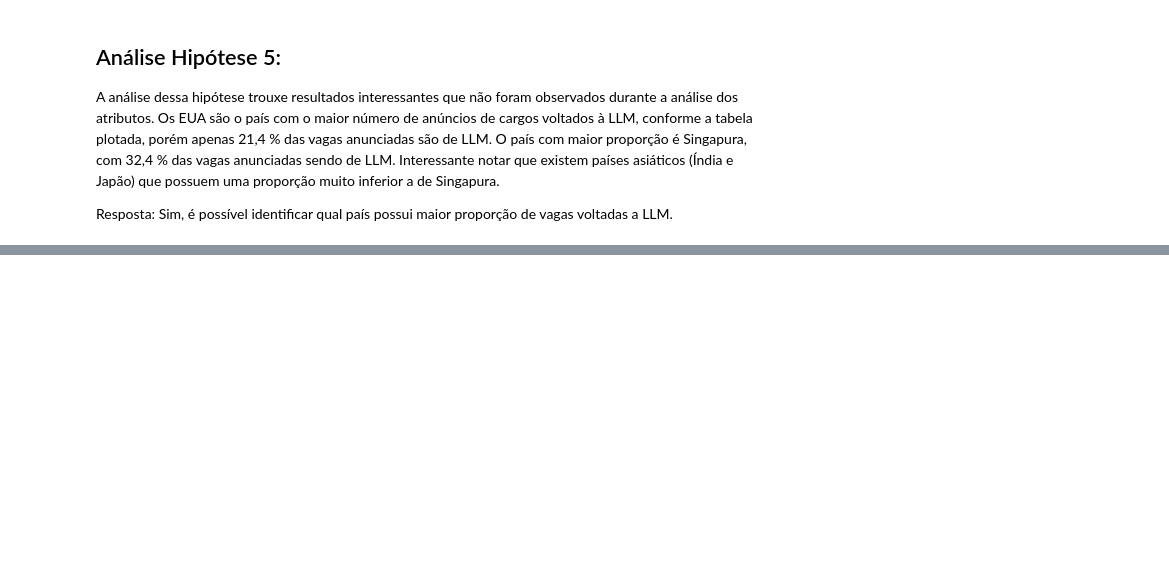
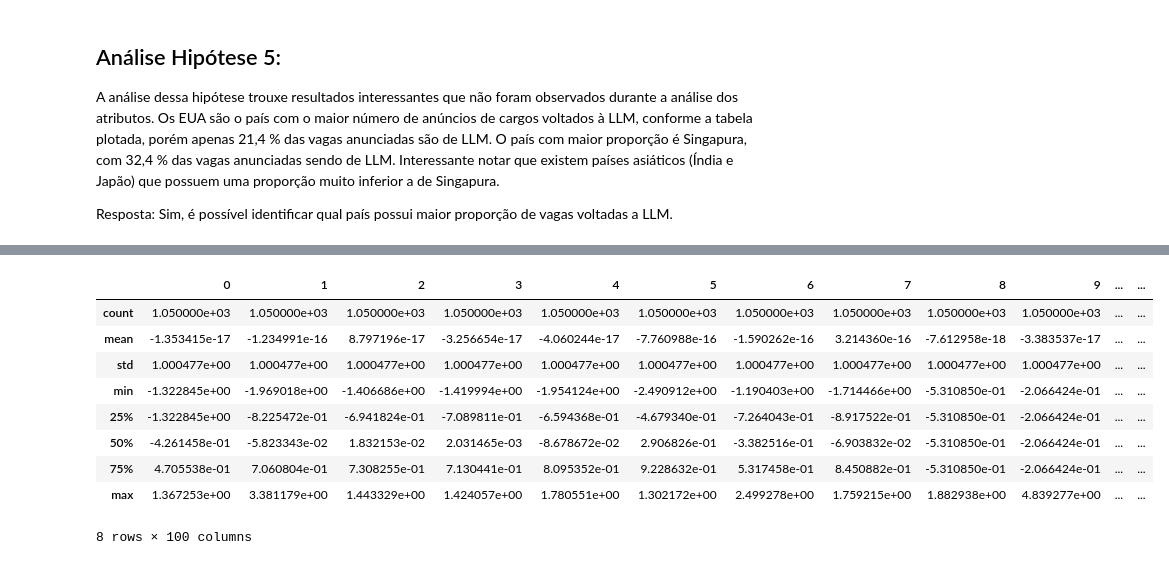
Before and after one commit to LucasDSF7/Data-Analysis-Puc-Rio, a Jupyter notebook: mvp/ia_jobs_market.ipynb, the cells around one changed output, grey strips where cells are left out. Drawn from its saved outputs; the diff is of its cells as text; code cells hidden in the pictures; blank space fills up the shorter version.

```diff
--- a/mvp/ia_jobs_market.ipynb
+++ b/mvp/ia_jobs_market.ipynb
@@ -732,0 +788,3 @@ Resposta: Sim, é possível identificar qual país possui maior proporção de v
+# %%
+# Dividir os dados em conjuntos de treino e teste
+X_train, X_test, y_train, y_test = train_test_split(X, y, test_size=0.3, random_state=42)
@@ -732,0 +801,4 @@ Resposta: Sim, é possível identificar qual país possui maior proporção de v
+# %%
+# Resetando o index para poder utilizar pd.concat() na fase de onehot encoding.
+X_train.reset_index(drop=True, inplace=True)
+X_test.reset_index(drop=True, inplace=True)
@@ -732,0 +842,10 @@ Resposta: Sim, é possível identificar qual país possui maior proporção de v
+# %%
+categories = [
+    ['Entry (0-2 yrs)', 'Mid (3-5 yrs)', 'Senior (6-9 yrs)', 'Lead (10+ yrs)'],
+    ['Bootcamp/Self-taught', "Associate's", "Bachelor's", "Master's", 'PhD'],
+    ['Startup (1-50)', 'SME (51-500)', 'Mid-size (501-5000)', 'Enterprise (5000+)', 'Big Tech (FAANG+)']
+]
+values = X_train[['experience_level', 'education_required', 'company_size']]
+enc_ordinal = OrdinalEncoder(categories=categories)
+enc_ordinal.fit(values)
+X_train[['experience_level', 'education_required', 'company_size']] = enc_ordinal.transform(values)
@@ -732,0 +870,10 @@ Resposta: Sim, é possível identificar qual país possui maior proporção de v
+# %%
+enc_dummy = OneHotEncoder(drop='first', sparse_output=False)
+to_encode = ['job_title', 'job_category', 'city', 'country', 'remote_work', 'industry', 'required_skills']
+enc_dummy.fit(X_train[to_encode])
+encoded_data = enc_dummy.transform(X_train[to_encode])
+X_train.drop(columns=to_encode, inplace=True)
+df_dummy = pd.DataFrame(encoded_data, columns=enc_dummy.get_feature_names_out())
+X_train = pd.concat([X_train, df_dummy], axis=1)
+print(X_train.shape)
+X_train.head(5)
@@ -732,0 +899,16 @@ Resposta: Sim, é possível identificar qual país possui maior proporção de v
+# %%
+standard_scaler = StandardScaler()
+standard_scaler.fit(X_train)
+standard_data = standard_scaler.transform(X_train)
+pd.DataFrame(standard_data).describe()
+# %% [output]
+|  | 0 | 1 | 2 | 3 | 4 | 5 | 6 | 7 | 8 | 9 | ... | ... |
+| count | 1.050000e+03 | 1.050000e+03 | 1.050000e+03 | 1.050000e+03 | 1.050000e+03 | 1.050000e+03 | 1.050000e+03 | 1.050000e+03 | 1.050000e+03 | 1.050000e+03 | ... | ... |
+| mean | -1.353415e-17 | -1.234991e-16 | 8.797196e-17 | -3.256654e-17 | -4.060244e-17 | -7.760988e-16 | -1.590262e-16 | 3.214360e-16 | -7.612958e-18 | -3.383537e-17 | ... | ... |
+| std | 1.000477e+00 | 1.000477e+00 | 1.000477e+00 | 1.000477e+00 | 1.000477e+00 | 1.000477e+00 | 1.000477e+00 | 1.000477e+00 | 1.000477e+00 | 1.000477e+00 | ... | ... |
+| min | -1.322845e+00 | -1.969018e+00 | -1.406686e+00 | -1.419994e+00 | -1.954124e+00 | -2.490912e+00 | -1.190403e+00 | -1.714466e+00 | -5.310850e-01 | -2.066424e-01 | ... | ... |
+| 25% | -1.322845e+00 | -8.225472e-01 | -6.941824e-01 | -7.089811e-01 | -6.594368e-01 | -4.679340e-01 | -7.264043e-01 | -8.917522e-01 | -5.310850e-01 | -2.066424e-01 | ... | ... |
+| 50% | -4.261458e-01 | -5.823343e-02 | 1.832153e-02 | 2.031465e-03 | -8.678672e-02 | 2.906826e-01 | -3.382516e-01 | -6.903832e-02 | -5.310850e-01 | -2.066424e-01 | ... | ... |
+| 75% | 4.705538e-01 | 7.060804e-01 | 7.308255e-01 | 7.130441e-01 | 8.095352e-01 | 9.228632e-01 | 5.317458e-01 | 8.450882e-01 | -5.310850e-01 | -2.066424e-01 | ... | ... |
+| max | 1.367253e+00 | 3.381179e+00 | 1.443329e+00 | 1.424057e+00 | 1.780551e+00 | 1.302172e+00 | 2.499278e+00 | 1.759215e+00 | 1.882938e+00 | 4.839277e+00 | ... | ... |
+8 rows × 100 columns
```
Also changed, not shown: parts of 20 cells of this notebook.
